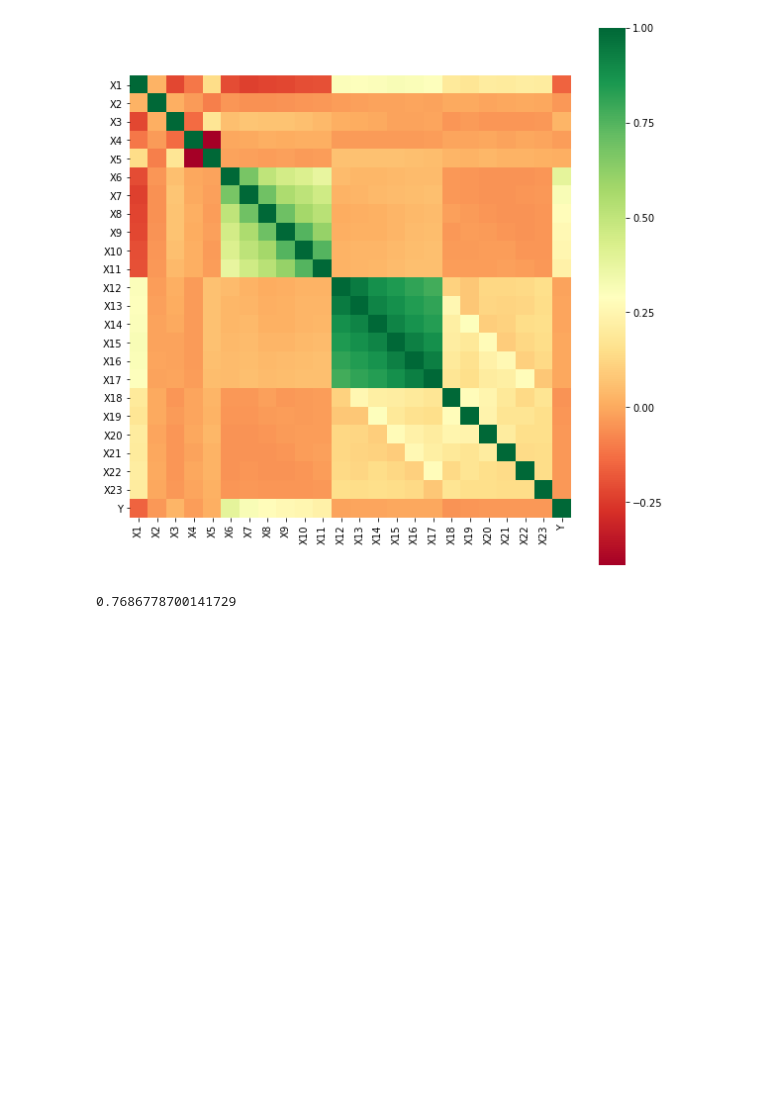
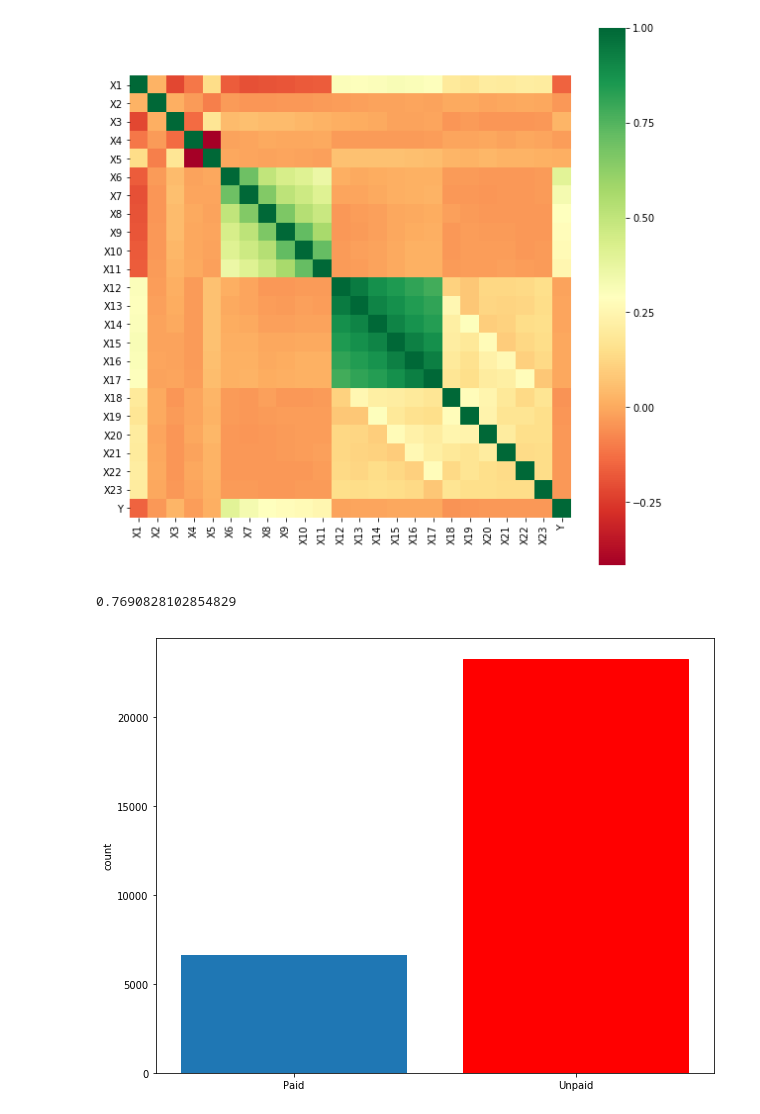
Before and after one commit to Machine-Learning-FGA/default-of-credit-card-clients, a Jupyter notebook: Predição Inadimplência Cartão de Crédito.ipynb, the cells around one changed output. Saved outputs shown, nothing was run; the diff lists cells and outputs as text; code cells hidden in the pictures; blank space fills up the shorter version.

Commit message:
Add barplots and fix invalid values on Payment columns

```diff
--- a/Predição Inadimplência Cartão de Crédito.ipynb
+++ b/Predição Inadimplência Cartão de Crédito.ipynb
@@ -45,6 +45,7 @@ for i in range(6, 12):
     mode = pd.Series(np_array[np_array != 0]).mode()[0]
 
     df[x_idx].replace(0, np.nan, inplace=True)
+    df[x_idx].replace(-2, np.nan, inplace=True)
     df[x_idx].fillna(mode, inplace=True)
 
 # Substitute real values
@@ -88,4 +89,14 @@ y_pred = knn.predict(X_test)
 
 knn.score(X_test, y_test)
 # %% [output]
-0.7686778700141729
+0.7690828102854829
+# %%
+# Barplot of Y
+pyplot.figure(figsize=(10,8))
+barlist = pyplot.bar(df.Y.unique(),df.Y.value_counts())
+barlist[0].set_color('r')
+pyplot.xticks(df.Y.unique(),('Unpaid','Paid'))
+pyplot.ylabel('count')
+pyplot.show()
+# %% [output]
+[figure, added]
```
Also changed, not shown: parts of 2 cells of this notebook.
